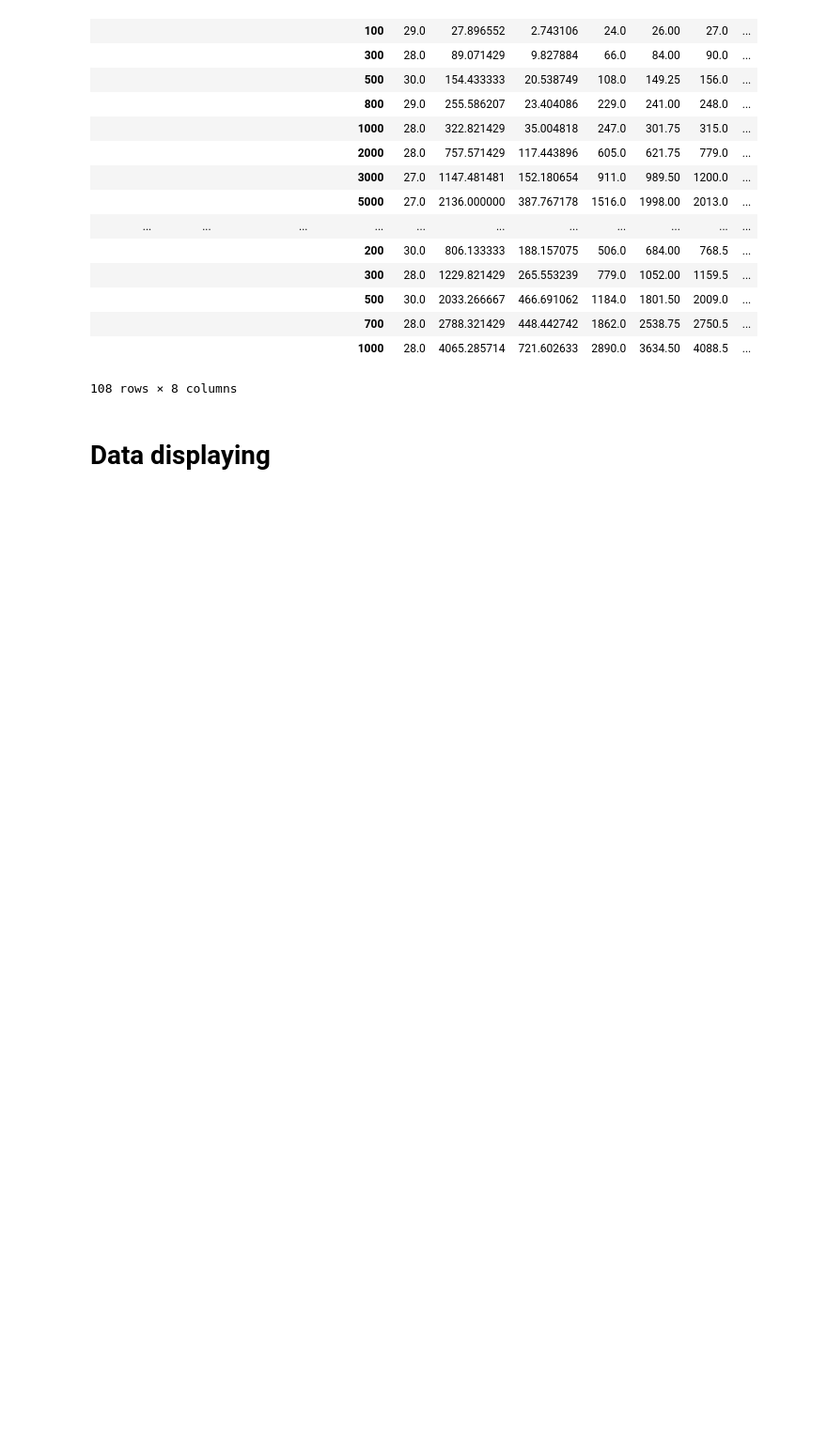
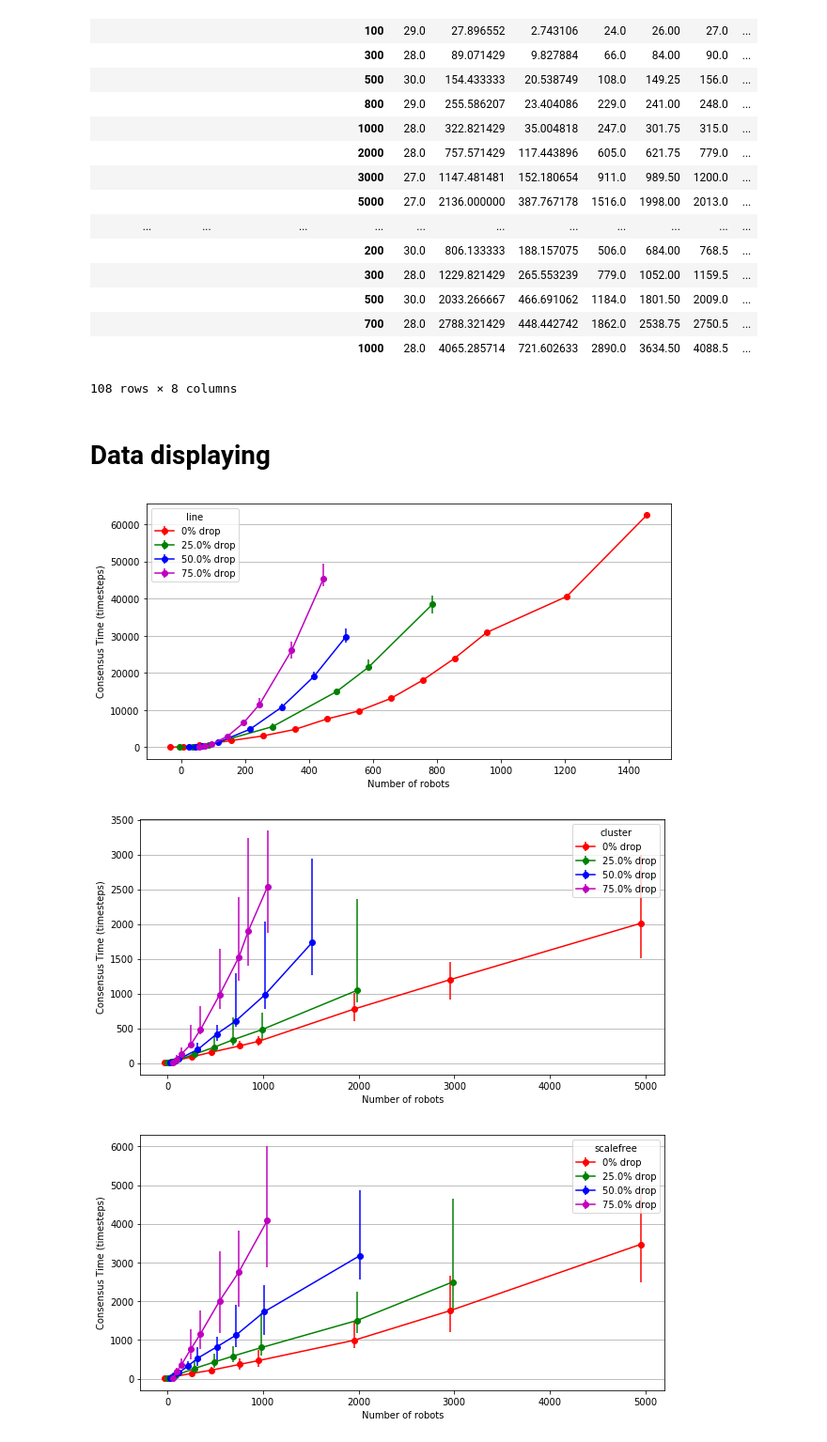
Before and after one commit to AnthonyD973/Bittybuzz_swarmlist_list_based, a Jupyter notebook: src/statistics/analysis.ipynb, the cells around one changed output. Shown at 94% size. Cells and saved outputs as stored; diff of their text form; code cells hidden in the pictures; blank space fills up the shorter version.

Commit message:
Made graphs with matplotlib.

```diff
--- a/src/statistics/analysis.ipynb
+++ b/src/statistics/analysis.ipynb
@@ -46,6 +47,10 @@ fi
 # %%
 INDEX_NAMES = ["Protocol", "Topology", "Packet drop rate", "Num. robots"]
 COLUMN_NAMES=["Consensus time", "Num. tx entries", "Num. rx entries", "Mean tx bandwidth", "Mean rx bandwidth"]
+PROTOCOLS=["consensus"] # Our experiments only used the 'consensus' protocol, i.e.,
+                        # placing all the robots and waiting for consensus to be reached.
+TOPOLOGIES=["line", "cluster", "scalefree"]
+DROP_RATES=[0, 0.25, 0.5, 0.75]
 # %% [markdown]
 - Crunch data
 # %%
@@ -92,3 +97,46 @@ consensusData
 108 rows × 8 columns
 # %% [markdown]
 # Data displaying
+# %%
+def plotGraph(df, topology, formats, deltas, xlabel="Number of robots", ylabel="", savefileBaseName=None):
+    fig = plt.figure(figsize = (10,5))
+    axis = fig.add_subplot(111)
+
+    topologyDf = df.xs(topology, level=1)
+    plotNumber=0
+    for protocol in PROTOCOLS:
+        for dropRate in DROP_RATES:
+            currDf = topologyDf.xs((protocol, dropRate))
+
+            numsRobots  = currDf.index.tolist()
+            numsRobots  = [numsRobots[i] + deltas[plotNumber] for i in range(len(numsRobots))]
+            yPlot  = currDf.xs("50%", axis=1)
+            yError = [(yPlot - currDf.xs("min", axis=1)),
+                      (currDf.xs("max", axis=1) - yPlot)]
+
+            axis.errorbar(numsRobots, yPlot, yerr = yError, fmt=formats[plotNumber] + "-")
+            plotNumber += 1
+
+    axis.set_xlabel(xlabel)
+    axis.set_ylabel(ylabel)
+    axis.yaxis.grid()
+    axis.legend([str(drop*100)+"% drop" for drop in DROP_RATES], loc=0, ncol=1, title=topology)
+
+    if savefileBaseName != None:
+        plt.savefig(GRAPH_DIR+"/"+savefileBaseName+".jpg", dpi=600, format="jpg", transparent=False)
+# %%
+%matplotlib inline
+
+# Set variables
+CONSENSUS_YLABEL="Consensus Time (timesteps)"
+DELTAS=[-45, -15, 15, 45]
+FORMATS=["ro", "go", "bo", "mo"]
+
+# Plot graphs
+plotGraph(consensusData, "line",      FORMATS, DELTAS, ylabel=CONSENSUS_YLABEL, savefileBaseName="lineConsensus")
+plotGraph(consensusData, "cluster",   FORMATS, DELTAS, ylabel=CONSENSUS_YLABEL, savefileBaseName="clusterConsensus")
+plotGraph(consensusData, "scalefree", FORMATS, DELTAS, ylabel=CONSENSUS_YLABEL, savefileBaseName="scalefreeConsensus")
+# %% [output]
+[figure, added]
+[figure, added]
+[figure, added]
```
Also changed, not shown: parts of 3 cells of this notebook.
